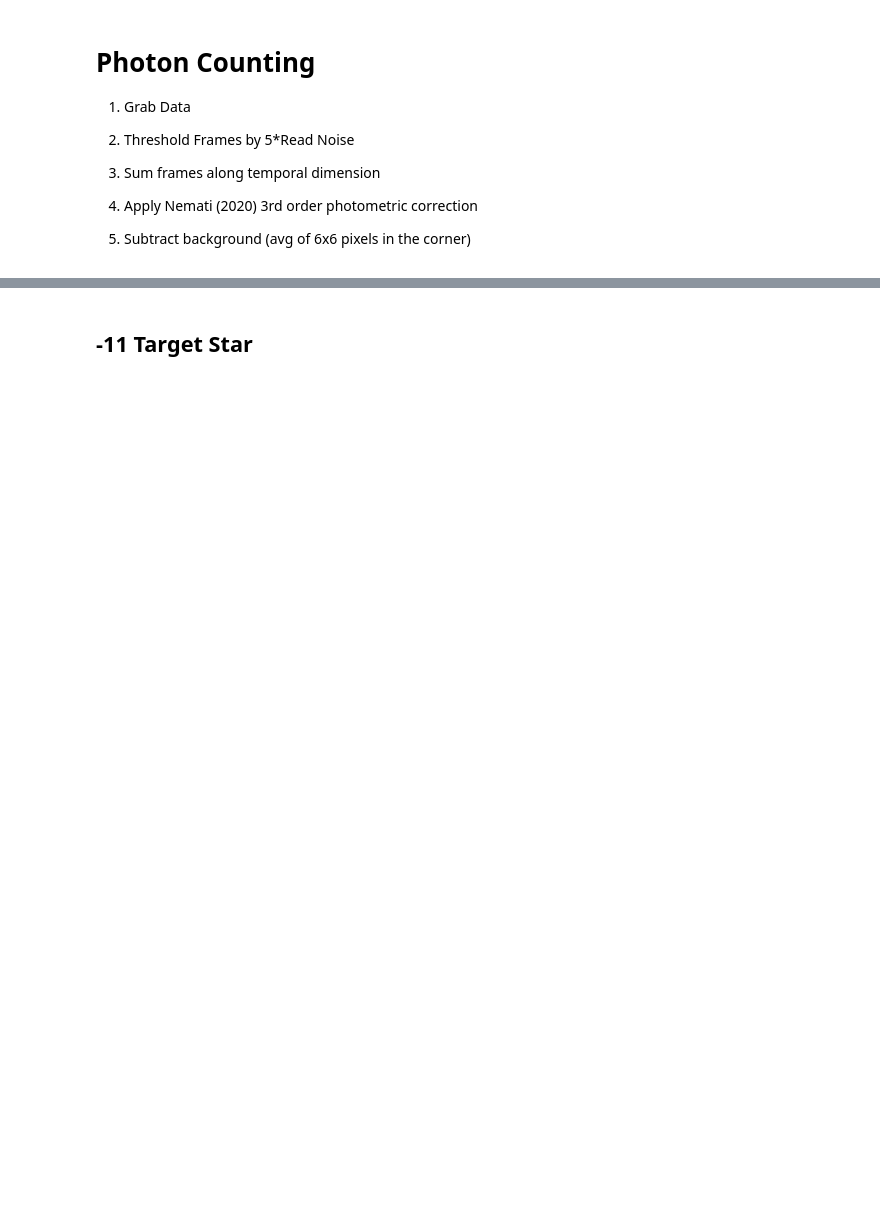
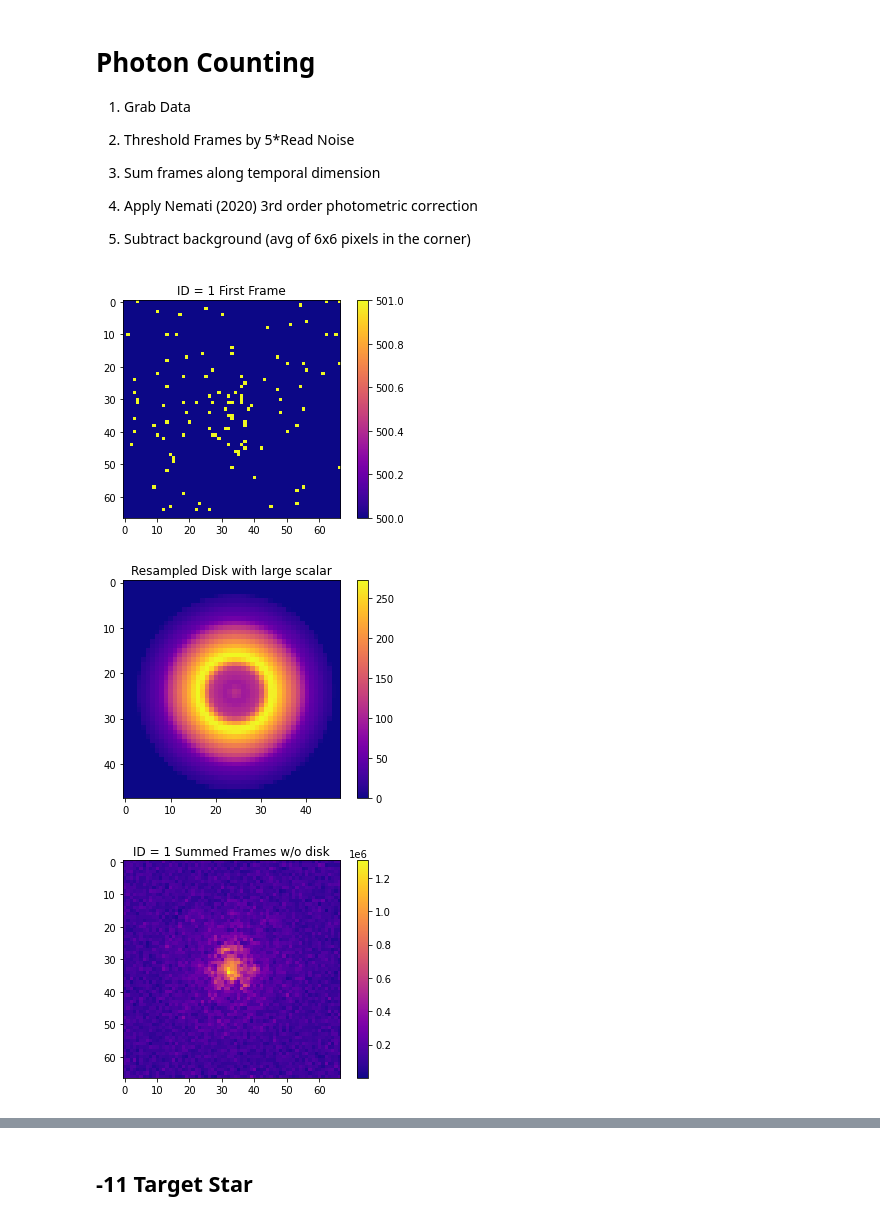
Before and after one commit to douglase/exozodi_exosims_sensitivity, a Jupyter notebook: pc_and_disk-sims.ipynb, the cells around one changed output, grey strips where cells are left out. Cells and saved outputs as stored; diff of their text form; code cells hidden in the pictures; blank space fills up the shorter version.

```diff
--- a/pc_and_disk-sims.ipynb
+++ b/pc_and_disk-sims.ipynb
@@ -86,8 +86,10 @@ from astropy.io import fits
 import matplotlib.pyplot as plt
 
 # grab the fields with MUFs and the disk
-pth = '/home/uasal-optics/Desktop/os9_hlc_muf/muf_os9_ccd_images_no_planets.fits'
-disk = fits.getdata('/home/uasal-optics/Downloads/zodipic_10pc03mas._coremasked._HLC.fits').astype(float)
+#pth = '/home/uasal-optics/Desktop/os9_hlc_muf/muf_os9_ccd_images_no_planets.fits'
+pth= '/Users/edouglas/Downloads/os9_hlc_muf/muf_os9_ccd_images_no_planets.fits'
+#disk = fits.getdata('/home/uasal-optics/Downloads/zodipic_10pc03mas._coremasked._HLC.fits').astype(float)
+disk = fits.getdata('/Users/edouglas/projects/WFIRST/data/HLC_outputs/zodipic_10pc03mas._coremasked._HLC.fits').astype(float)
 
 # Resample the disk to fit the HLC resolution
 y = resample2D.resamp2D(disk,48/200)
@@ -104,30 +106,34 @@ scalar = 1e14
 
 plt.set_cmap('plasma')
 plt.imshow(data[60],vmin=500,vmax=501)
 plt.title('ID = 1 First Frame')
 plt.colorbar()
 plt.show()
 
 plt.imshow(y*scalar)
 plt.title('Resampled Disk with large scalar')
 plt.colorbar()
 plt.show()
 
 plt.imshow(np.sum(data[60:1079,:,:],axis=0),vmin=500)
 plt.title('ID = 1 Summed Frames w/o disk')
 plt.colorbar()
 plt.show()
 
 # Add debris disk to each frame
 for i in range(len(data[:,1,1])):
 
     data[i,:,:] += scalar*box
 
 # Sum all frames
 dataID2 = np.sum(threshold(5,100,data[60:1079]),axis=0)
 
 plt.figure(figsize=[10,10])
 plt.imshow(dataID2)
 plt.title('Summed Maps ID = 1')
 plt.colorbar()
 plt.show()
+# %% [output]
+[figure, added]
+[figure, added]
+[figure, added]
```
Also changed, not shown: parts of 11 cells of this notebook, 1 other file.
